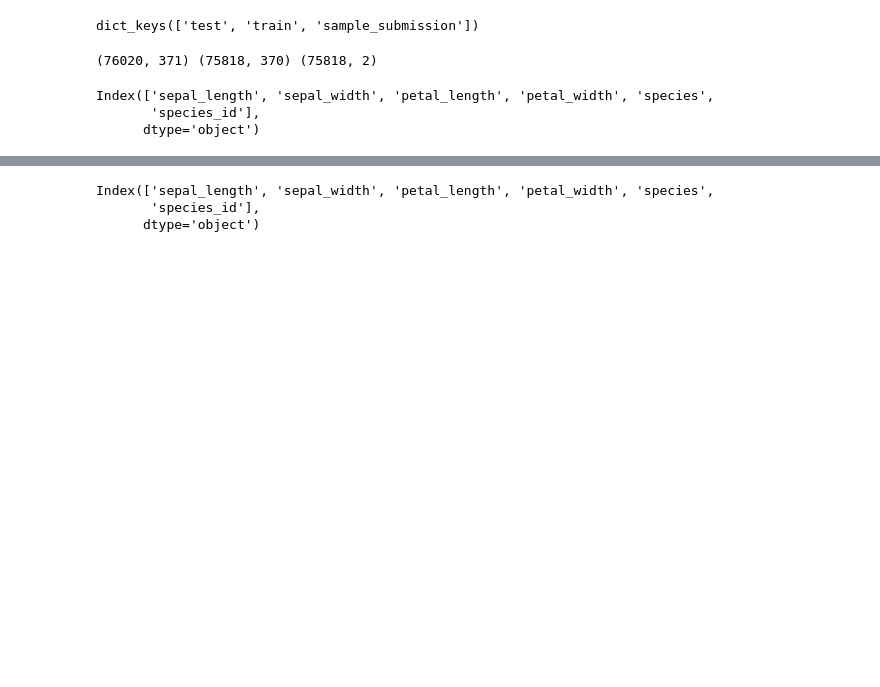
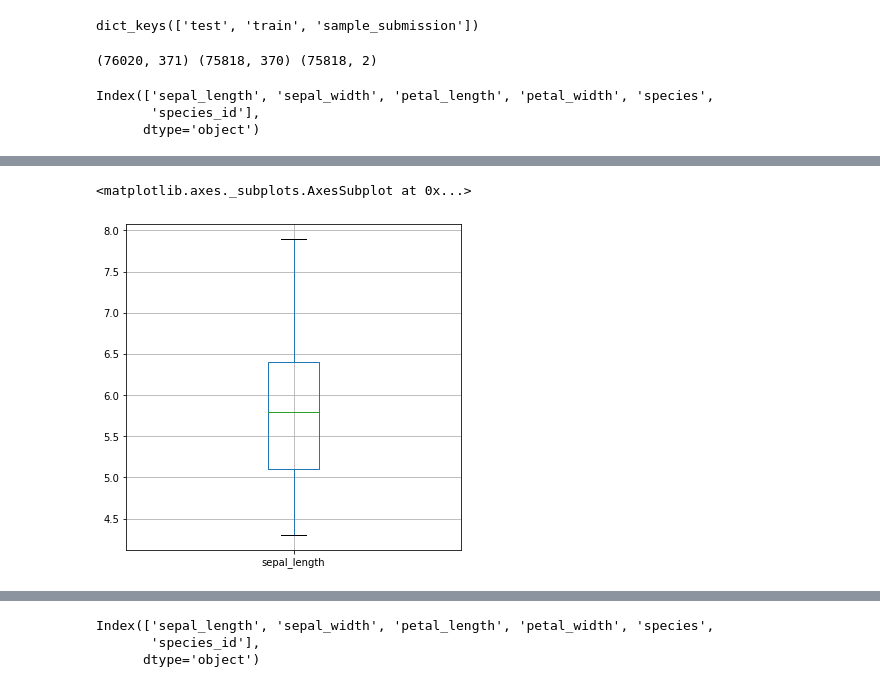
Before and after one commit to yekabe/DataModelingStepsML, a Jupyter notebook: Feature Selection for Machine Learning.ipynb, the cells around one changed output, grey strips where cells are left out. Drawn from its saved outputs; the diff is of its cells as text; code cells hidden in the pictures; blank space fills up the shorter version.

```diff
--- a/Feature Selection for Machine Learning.ipynb
+++ b/Feature Selection for Machine Learning.ipynb
@@ -214 +240,10 @@ df.boxplot(column=['sepal_length', 'petal_length'])
+# %%
+# Box plot
+#df.boxplot(column=['sepal_length', 'petal_length', 'sepal_width'])
+#df[df.species == 'setosa'].boxplot(column=['sepal_length', 'petal_length', 'sepal_width'])
+# df.groupby('species_id').boxplot(column=['sepal_length', 'petal_length', 'sepal_width'], figsize=(6, 6))
+df.boxplot(column=['sepal_length'], figsize=(6, 6))
+# %% [output]
+<matplotlib.axes._subplots.AxesSubplot at 0x...>
+[figure, added]
 # %%
```
Also changed, not shown: parts of 15 cells of this notebook.
